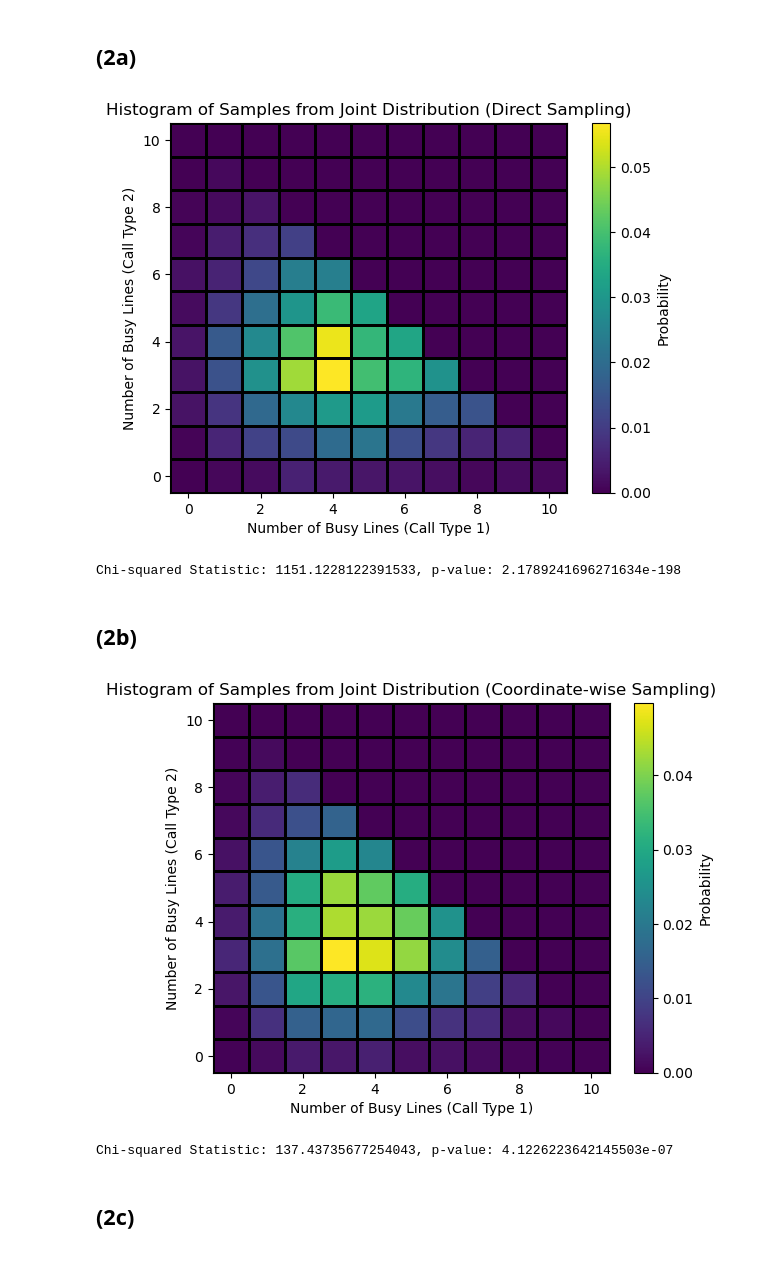
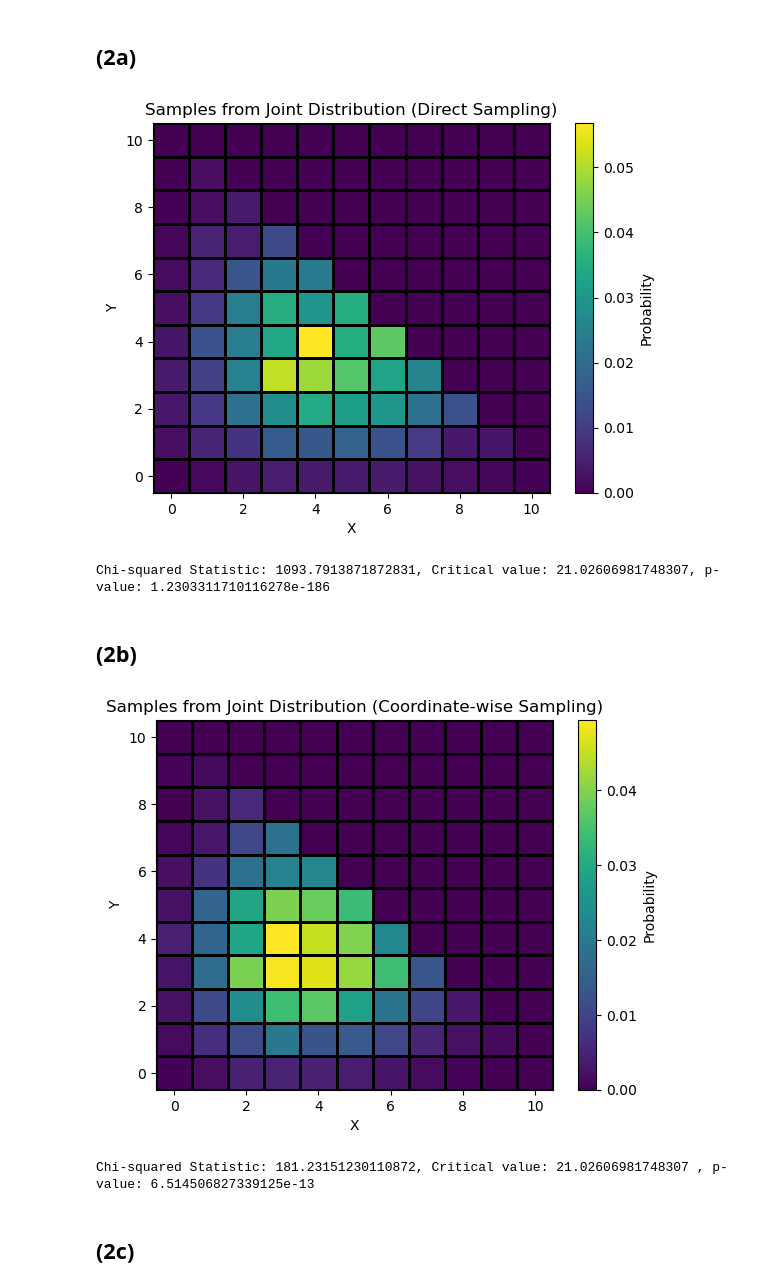
Before and after one commit to Fuglede30/Stokastisk_sim_2, a Jupyter notebook: 6_MCMC.ipynb, the cells around one changed output. Drawn from its saved outputs; the diff is of its cells as text; code cells hidden in the pictures.

```diff
--- a/6_MCMC.ipynb
+++ b/6_MCMC.ipynb
@@ -68,6 +74,7 @@ Chi-squared Statistic: 23.62941703600166, p-value: 0.008647190085875096
 A1 = 4
 A2 = 4
 m = 10
+df = m + 2
 num_samples = 10000
 
 # Joint distribution (unnormalized)
@@ -109,9 +116,9 @@ samples_direct = metropolis_hastings_direct(A1, A2, m, num_samples)
 
 # Plot histogram of samples
 plt.hist2d(*zip(*samples_direct), bins=[np.arange(m+2)-0.5, np.arange(m+2)-0.5], density=True, edgecolor='black')
-plt.xlabel('Number of Busy Lines (Call Type 1)')
-plt.ylabel('Number of Busy Lines (Call Type 2)')
-plt.title('Histogram of Samples from Joint Distribution (Direct Sampling)')
+plt.xlabel('X')
+plt.ylabel('Y')
+plt.title('Samples from Joint Distribution (Direct Sampling)')
 plt.colorbar(label='Probability')
 plt.show()
 
@@ -137,10 +144,11 @@ scaling_factor = observed_sum / expected_sum
 expected_freq_nonzero *= scaling_factor
 
 chi2_stat, p_value = chisquare(observed_freq_nonzero, f_exp=expected_freq_nonzero)
-print(f"Chi-squared Statistic: {chi2_stat}, p-value: {p_value}")
+CV = stats.chi2.ppf(1 - alpha, df)
+print(f"Chi-squared Statistic: {chi2_stat}, Critical value: {CV}, p-value: {p_value}")
 # %% [output]
-[figure, old version]
+[figure, new version]
-Chi-squared Statistic: 1151.1228122391533, p-value: 2.1789241696271634e-198
+Chi-squared Statistic: 1093.7913871872831, Critical value: 21.02606981748307, p-value: 1.2303311710116278e-186
 # %% [markdown]
 ## (2b)
 # %%
@@ -199,39 +207,39 @@ def metropolis_hastings_coordinatewise(A1, A2, m, num_samples):
 samples_coordinatewise = metropolis_hastings_coordinatewise(A1, A2, m, num_samples)
 
 # Plot histogram of samples
 plt.hist2d(*zip(*samples_coordinatewise), bins=[np.arange(m+2)-0.5, np.arange(m+2)-0.5], density=True, edgecolor='black')
-plt.xlabel('Number of Busy Lines (Call Type 1)')
-plt.ylabel('Number of Busy Lines (Call Type 2)')
-plt.title('Histogram of Samples from Joint Distribution (Coordinate-wise Sampling)')
+plt.xlabel('X')
+plt.ylabel('Y')
+plt.title('Samples from Joint Distribution (Coordinate-wise Sampling)')
 plt.colorbar(label='Probability')
 plt.show()
 
 # Perform chi-square test
 observed_freq, _, _ = np.histogram2d(*zip(*samples_coordinatewise), bins=[np.arange(m+2)-0.5, np.arange(m+2)-0.5])
 
 # Compute expected frequencies
 expected_freq = np.zeros((m+1, m+1))
 for i in range(m+1):
     for j in range(m+1-i):
         expected_freq[i, j] = normalized_joint_pmf(i, j, A1, A2, m) * num_samples
 
 # Flatten arrays and remove zero elements in expected_freq for chi-square test
 observed_freq_flat = observed_freq.flatten()
 expected_freq_flat = expected_freq.flatten()
 observed_freq_nonzero = observed_freq_flat[expected_freq_flat > 0]
 expected_freq_nonzero = expected_freq_flat[expected_freq_flat > 0]
 
 # Ensure the sums are consistent
 observed_sum = observed_freq_nonzero.sum()
 expected_sum = expected_freq_nonzero.sum()
 scaling_factor = observed_sum / expected_sum
 expected_freq_nonzero *= scaling_factor
 
 chi2_stat, p_value = chisquare(observed_freq_nonzero, f_exp=expected_freq_nonzero)
-print(f"Chi-squared Statistic: {chi2_stat}, p-value: {p_value}")
+print(f"Chi-squared Statistic: {chi2_stat}, Critical value: {CV} , p-value: {p_value}")
 # %% [output]
-[figure, old version]
+[figure, new version]
-Chi-squared Statistic: 137.43735677254043, p-value: 4.1226223642145503e-07
+Chi-squared Statistic: 181.23151230110872, Critical value: 21.02606981748307 , p-value: 6.514506827339125e-13
 # %% [markdown]
 ## (2c)
 # %%
```
Also changed, not shown: parts of 9 cells of this notebook, 1 other file.
